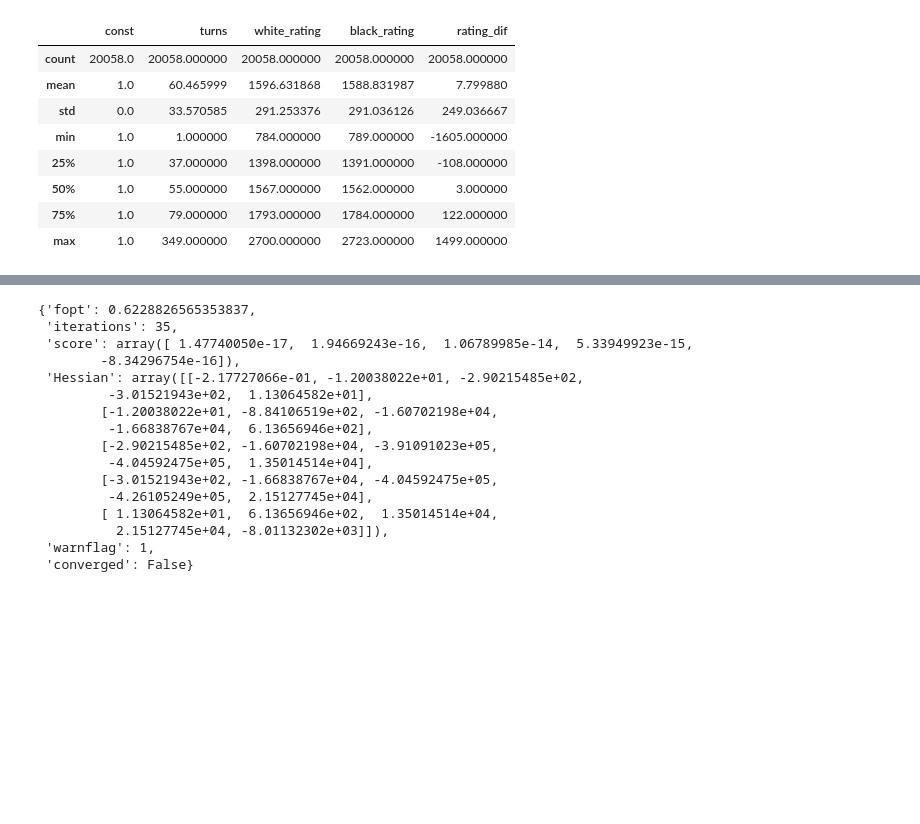
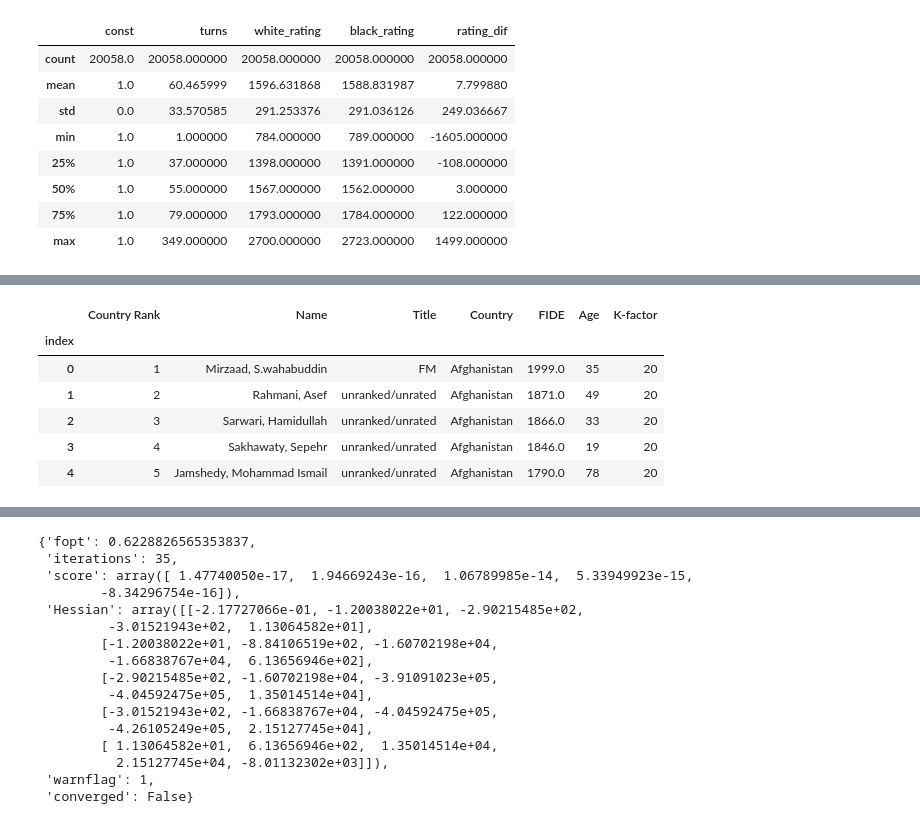
Before and after one commit to Whereiswald0/chess_opening_analysis-LHL-proj-, a Jupyter notebook: src/jupyter_notebooks/analysis_and_visuals.ipynb, the cells around one changed output, grey strips where cells are left out. Drawn from its saved outputs; the diff is of its cells as text; code cells hidden in the pictures; blank space fills up the shorter version.

```diff
--- a/src/jupyter_notebooks/analysis_and_visuals.ipynb
+++ b/src/jupyter_notebooks/analysis_and_visuals.ipynb
@@ -160 +204,11 @@ strong multicollinearity problems or that the design matrix is singular.
+# %%
+players.head()
+# %% [output]
+|  | Country Rank | Name | Title | Country | FIDE | Age | K-factor |
+| index |  |  |  |  |  |  |  |
+| 0 | 1 | Mirzaad, S.wahabuddin | FM | Afghanistan | 1999.0 | 35 | 20 |
+| 1 | 2 | Rahmani, Asef | unranked/unrated | Afghanistan | 1871.0 | 49 | 20 |
+| 2 | 3 | Sarwari, Hamidullah | unranked/unrated | Afghanistan | 1866.0 | 33 | 20 |
+| 3 | 4 | Sakhawaty, Sepehr | unranked/unrated | Afghanistan | 1846.0 | 19 | 20 |
+| 4 | 5 | Jamshedy, Mohammad Ismail | unranked/unrated | Afghanistan | 1790.0 | 78 | 20 |
 # %%
```
Also changed, not shown: parts of 14 cells of this notebook, 3 other files.
